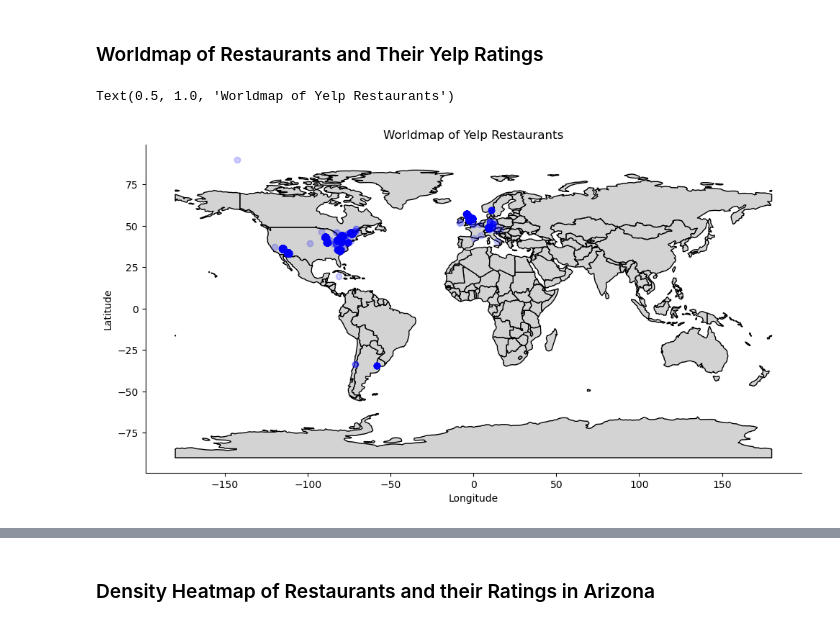
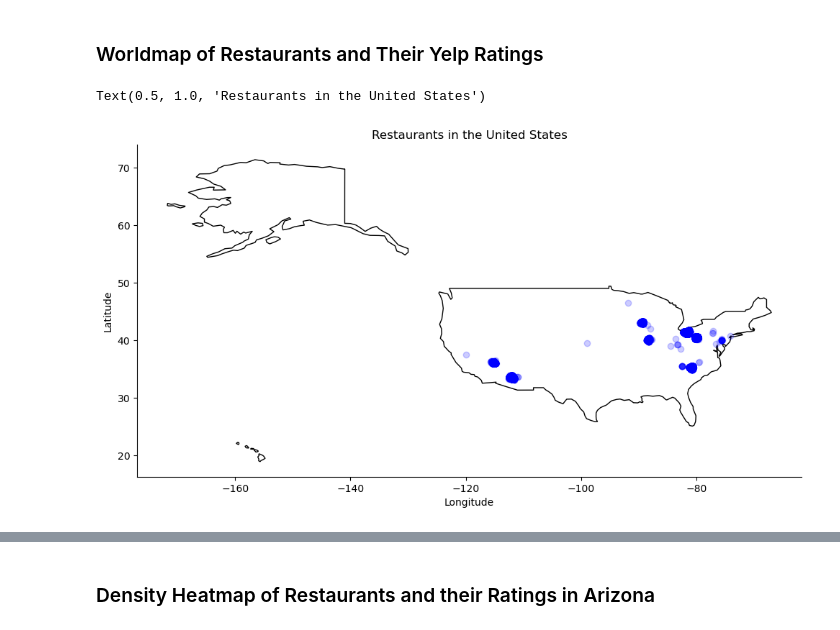
Before and after one commit to vvickychan/yelp-code, a Jupyter notebook: yelp.ipynb, the cells around one changed output, grey strips where cells are left out. Saved outputs shown, nothing was run; the diff lists cells and outputs as text; code cells hidden in the pictures.

Commit message:
Merge Graph
Save current progress on the merge map

```diff
--- a/yelp.ipynb
+++ b/yelp.ipynb
@@ -636,26 +649,25 @@ Between the two maps, a correlation between the density of restaurants and their
 # %%
 world = gpd.read_file(gpd.datasets.get_path("naturalearth_lowres"))
 world = world.set_index("iso_a3")
 
 # plotting a worldmap
 fig, gax = plt.subplots(figsize=(10,10))
-world.plot(ax=gax, edgecolor='black',color='lightgrey', markersize=5)
-
+world.query("name == 'United States of America'").plot(ax=gax, edgecolor='black',color='white', markersize=5)
 
 # restaurants
 df2_business["coordinates"] = list(zip(df2_business.longitude, df2_business.latitude))
 df2_business["coordinates"] = df2_business["coordinates"].apply(Point)
 gdf = gpd.GeoDataFrame(df2_business, geometry="coordinates")
 
 gdf.plot(ax=gax, color='blue', alpha = 0.2)
 
 # labeling the map
 gax.set_xlabel('Longitude')
 gax.set_ylabel('Latitude')
 
 gax.spines['top'].set_visible(False)
 gax.spines['right'].set_visible(False)
-gax.set_title('Worldmap of Yelp Restaurants')
+gax.set_title('Restaurants in the United States')
 # %% [output]
-Text(0.5, 1.0, 'Worldmap of Yelp Restaurants')
+Text(0.5, 1.0, 'Restaurants in the United States')
-[figure, old version]
+[figure, new version]
```
Also changed, not shown: parts of 27 cells of this notebook, 1 other file.
